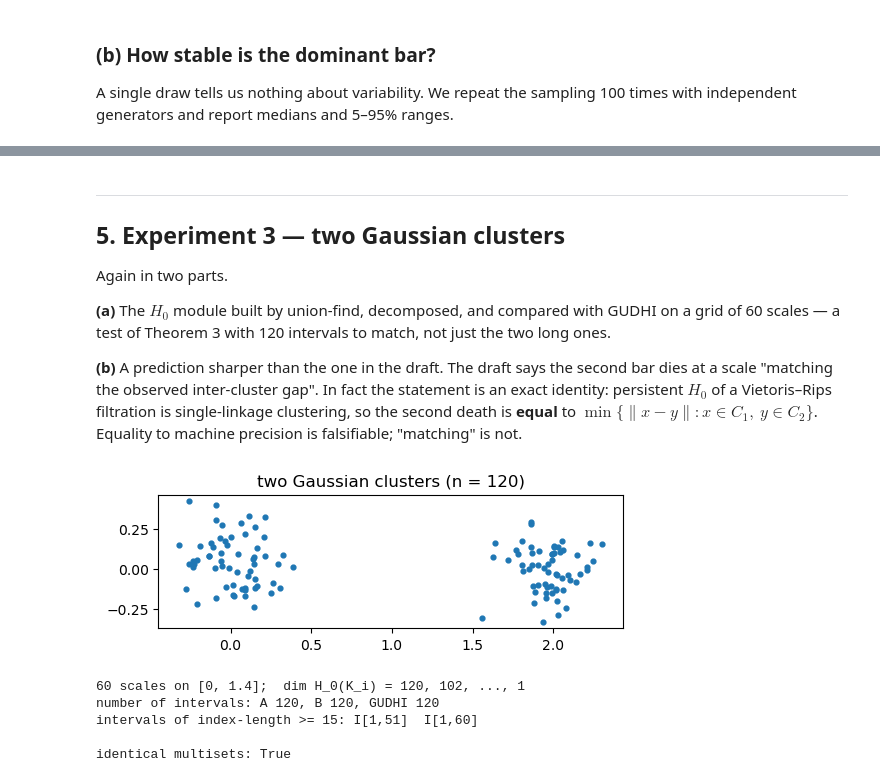
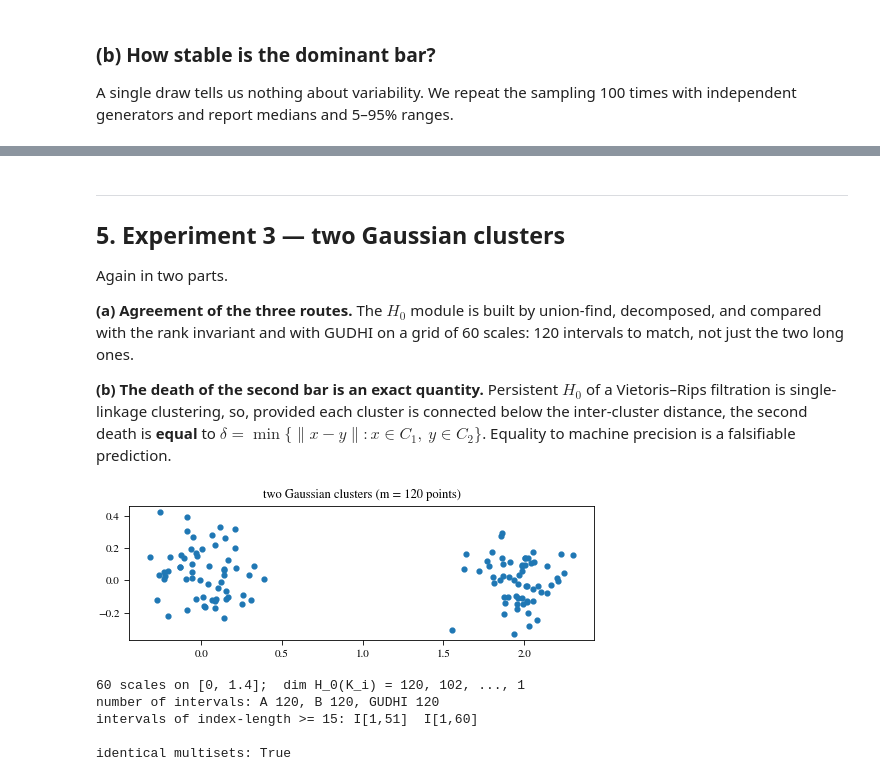
Before and after one commit to delsikariman/persistence-module-verification, a Jupyter notebook: verification.ipynb, the cells around one changed output, grey strips where cells are left out. Cells and saved outputs as stored; diff of their text form; code cells hidden in the pictures.

```diff
--- a/verification.ipynb
+++ b/verification.ipynb
@@ -941,30 +1039,31 @@ dominant bar exceeds the runner-up in 100/100 samples; smallest ratio observed 1
 
 Again in two parts.
 
-**(a)** The $H_0$ module built by union-find, decomposed, and compared with GUDHI on a grid of 60
-scales — a test of Theorem 3 with 120 intervals to match, not just the two long ones.
+**(a) Agreement of the three routes.** The $H_0$ module is built by union-find, decomposed, and
+compared with the rank invariant and with GUDHI on a grid of 60 scales: 120 intervals to match,
+not just the two long ones.
 
-**(b)** A prediction sharper than the one in the draft. The draft says the second bar dies at a
-scale "matching the observed inter-cluster gap". In fact the statement is an exact identity:
-persistent $H_0$ of a Vietoris–Rips filtration is single-linkage clustering, so the second death is
-**equal** to $\min\{\lVert x-y\rVert : x\in C_1,\ y\in C_2\}$. Equality to machine precision is
-falsifiable; "matching" is not.
+**(b) The death of the second bar is an exact quantity.** Persistent $H_0$ of a Vietoris–Rips
+filtration is single-linkage clustering, so, provided each cluster is connected below the
+inter-cluster distance, the second death is **equal** to
+$\delta=\min\{\lVert x-y\rVert : x\in C_1,\ y\in C_2\}$. Equality to machine precision is a
+falsifiable prediction.
 # %%
 def sample_clusters(rng, n_each=60, sigma=0.15, sep=2.0):
     return (rng.normal([0, 0], sigma, (n_each, 2)),
             rng.normal([sep, 0], sigma, (n_each, 2)))
 
 
 rng_clusters = np.random.default_rng(SEED_CLUSTERS)
 c1, c2 = sample_clusters(rng_clusters)
 clusters = np.vstack([c1, c2])
 
 fig, ax = plt.subplots(figsize=(6, 3))
 ax.scatter(clusters[:, 0], clusters[:, 1], s=12)
-ax.set_aspect("equal"); ax.set_title("two Gaussian clusters (n = 120)")
+ax.set_aspect("equal"); ax.set_title("two Gaussian clusters (m = 120 points)")
 plt.show()
 # %% [output]
-[figure, old version]
+[figure, new version]
 # %%
 N_GRID_K, RMAX_K = 60, 1.4
 grid_k = tda.grid_from_distances(None, N_GRID_K, RMAX_K)
```
Also changed, not shown: parts of 24 cells of this notebook.
